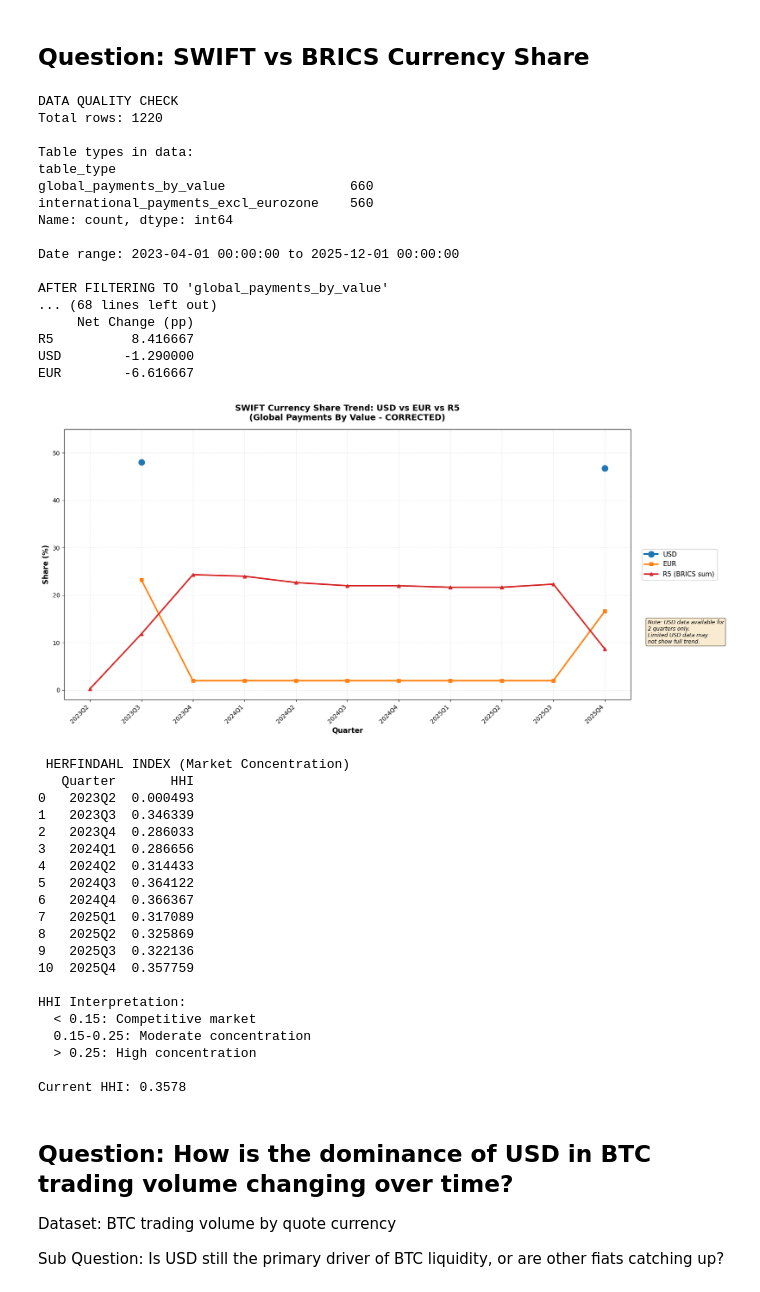
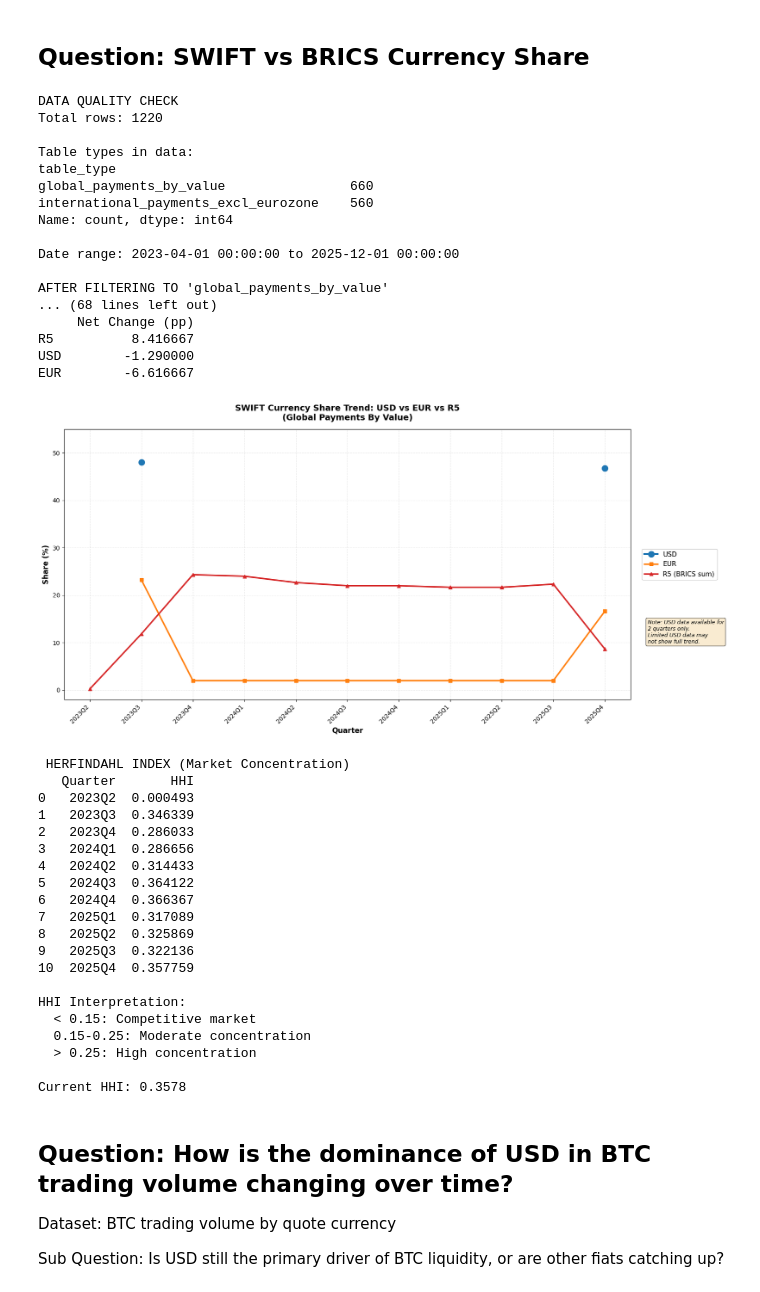
Before and after one commit to annhmartin/DS-B, a Jupyter notebook: 01_gold_oil_etl.ipynb, the cells around one changed output. Saved outputs shown, nothing was run; the diff lists cells and outputs as text; code cells hidden in the pictures.

```diff
--- a/01_gold_oil_etl.ipynb
+++ b/01_gold_oil_etl.ipynb
@@ -1067,7 +1154,7 @@ if len(r5) > 0:
 
 ax.set_xlabel("Quarter", fontsize=12, fontweight='bold')
 ax.set_ylabel("Share (%)", fontsize=12, fontweight='bold')
-ax.set_title("SWIFT Currency Share Trend: USD vs EUR vs R5\n(Global Payments By Value - CORRECTED)",
+ax.set_title("SWIFT Currency Share Trend: USD vs EUR vs R5\n(Global Payments By Value)",
              fontsize=14, fontweight='bold', pad=15)
 
 # Set y-axis limits to give more space
@@ -1096,7 +1183,7 @@ fig.text(1.03, 0.25, note_text,
 plt.tight_layout()  # Auto-adjust to fit legend outside
 plt.show()
 
-# Herfindahl Index (HHI) - CORRECTED
+# Herfindahl Index (HHI)
 print("\n HERFINDAHL INDEX (Market Concentration)")
 qcur = df_filtered.groupby(["Quarter", "currency"])["share_percent"].mean().reset_index()
 qcur["share_dec"] = qcur["share_percent"] / 100
@@ -1109,34 +1196,34 @@ hhi = (qcur.groupby("Quarter")["share_dec"]
 hhi["q_year"] = hhi["Quarter"].str.extract(r"(\d{4})").astype(int)
 hhi["q_num"] = hhi["Quarter"].str.extract(r"Q([1-4])").astype(int)
 hhi = (hhi.sort_values(["q_year", "q_num"])
           .drop(columns=["q_year", "q_num"])
           .reset_index(drop=True))
 
 print(hhi)
 print(f"\nHHI Interpretation:")
 print(f"  < 0.15: Competitive market")
 print(f"  0.15-0.25: Moderate concentration")
 print(f"  > 0.25: High concentration")
 print(f"\nCurrent HHI: {hhi['HHI'].iloc[-1]:.4f}")
 # %% [output]
 DATA QUALITY CHECK
 Total rows: 1220
 
 Table types in data:
 table_type
 global_payments_by_value                660
 international_payments_excl_eurozone    560
 Name: count, dtype: int64
 
 Date range: 2023-04-01 00:00:00 to 2025-12-01 00:00:00
 
 AFTER FILTERING TO 'global_payments_by_value'
 ... (68 lines left out)
      Net Change (pp)
 R5          8.416667
 USD        -1.290000
 EUR        -6.616667
-[figure, old version]
+[figure, new version]
  HERFINDAHL INDEX (Market Concentration)
    Quarter       HHI
 0   2023Q2  0.000493
```
Also changed, not shown: parts of 10 cells of this notebook.
